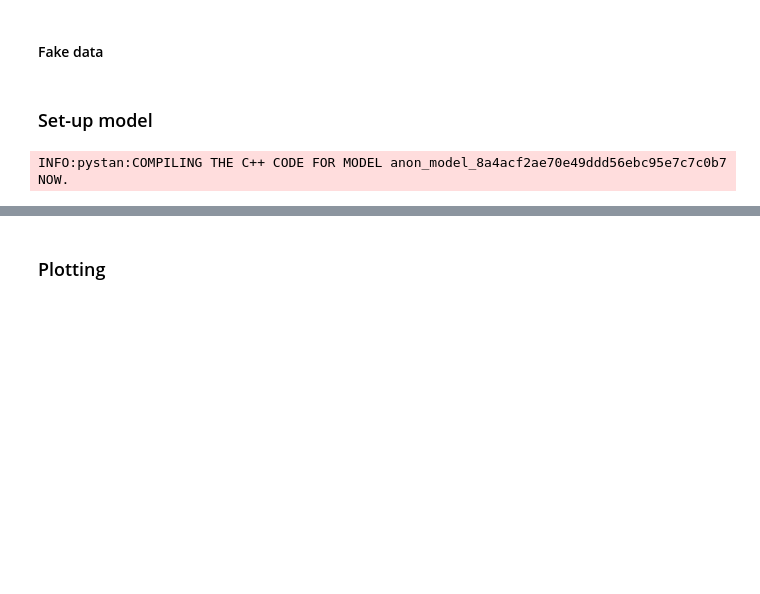
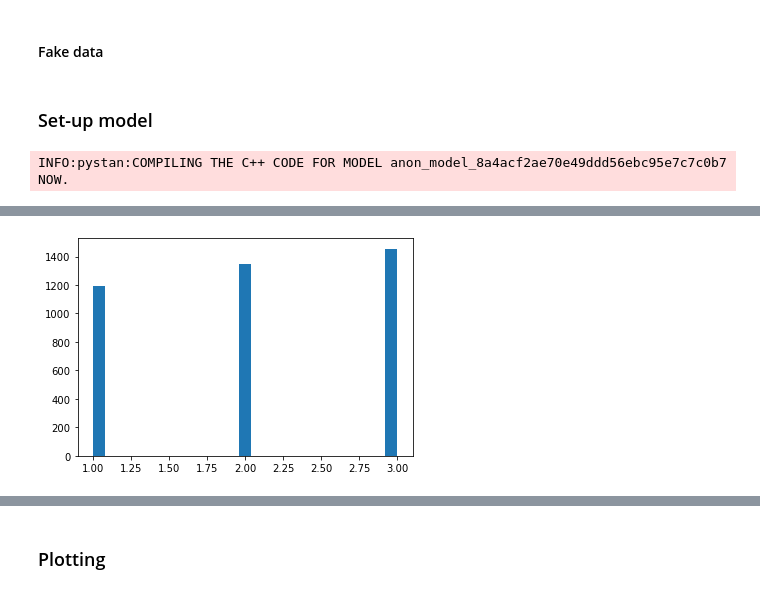
Before and after one commit to maw501/bayesian-chess-prediction, a Jupyter notebook: notebooks/fake_data_simulation.ipynb, the cells around one changed output, grey strips where cells are left out. Cells and saved outputs as stored; diff of their text form; code cells hidden in the pictures; blank space fills up the shorter version.

```diff
--- a/notebooks/fake_data_simulation.ipynb
+++ b/notebooks/fake_data_simulation.ipynb
@@ -79,0 +92,4 @@ arviz.plot_trace(inference_data, var_names=["b", "sigma_a", "c"]);
+# %%
+plt.hist(params["ypred"][:, 2], bins=25);
+# %% [output]
+[figure, added]
```
Also changed, not shown: parts of 22 cells of this notebook, 1 other file.
